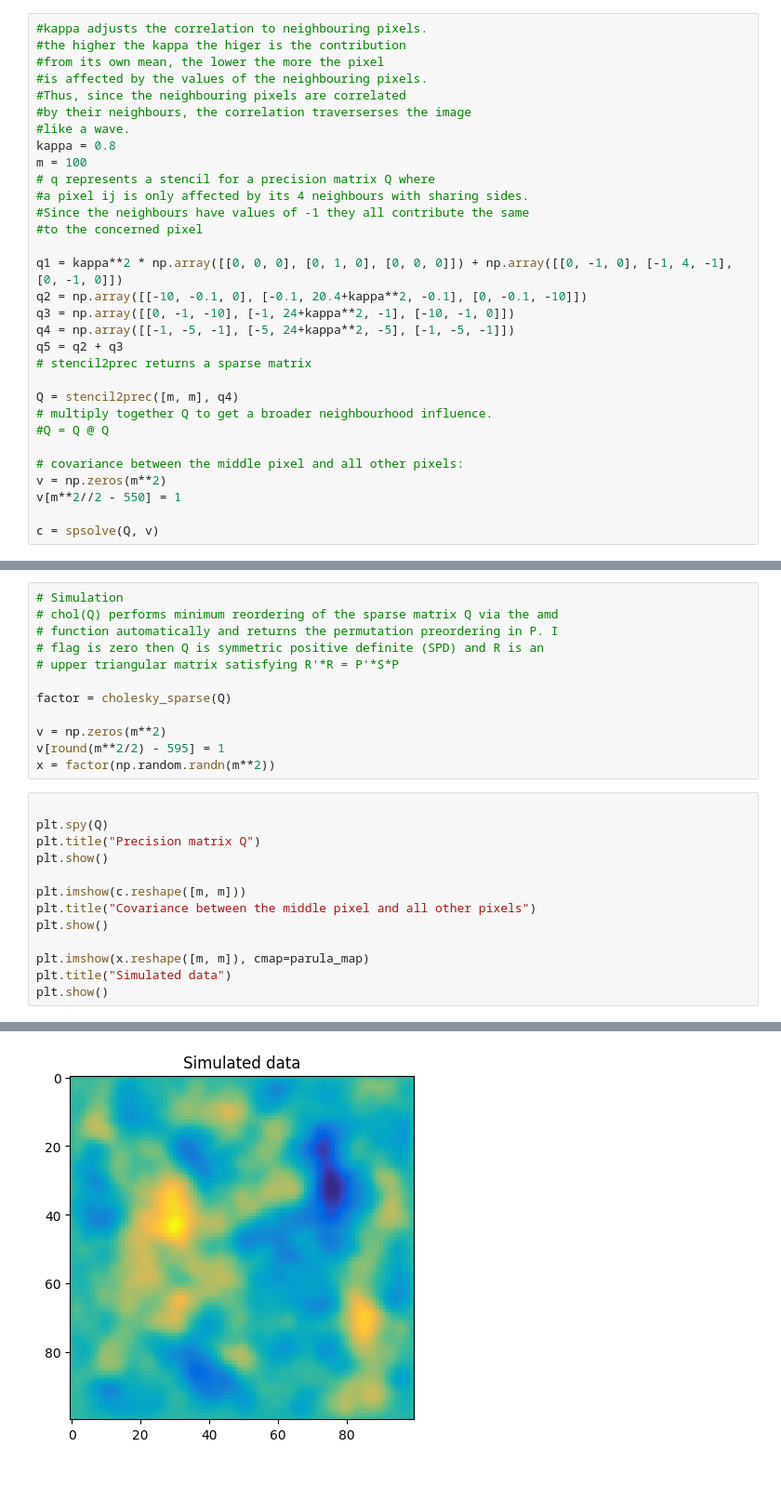
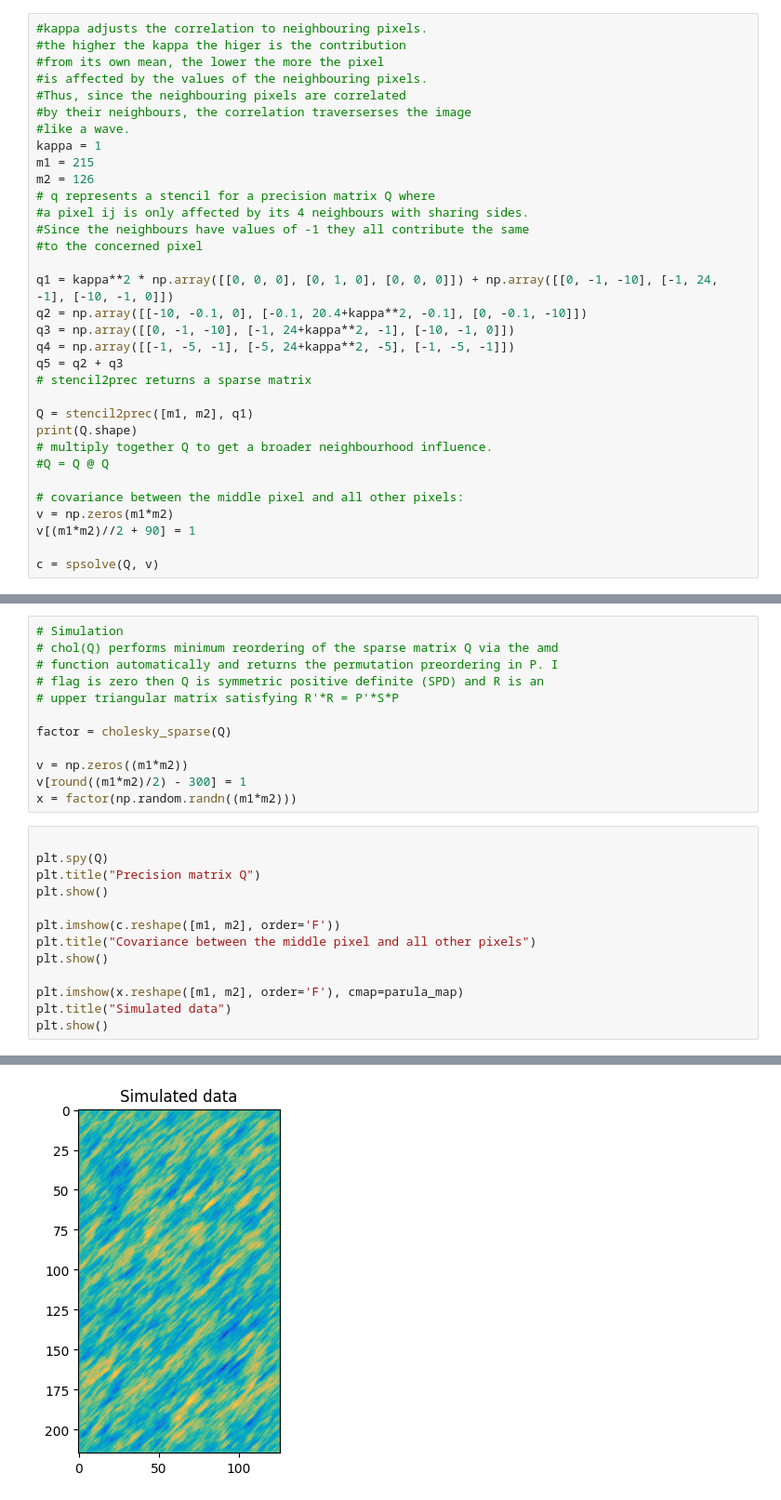
Before and after one commit to spjoliver/TMS016_DOG, a Jupyter notebook: Part 1/Lab4.ipynb, the cells around one changed output, grey strips where cells are left out. Shown at 93% size. Saved outputs shown, nothing was run; the diff lists cells and outputs as text.

```diff
--- a/Part 1/Lab4.ipynb
+++ b/Part 1/Lab4.ipynb
@@ -20,26 +17,28 @@ The autoreload extension is already loaded. To reload it, use:
 #Thus, since the neighbouring pixels are correlated
 #by their neighbours, the correlation traverserses the image
 #like a wave.
-kappa = 0.8
-m = 100
+kappa = 1
+m1 = 215
+m2 = 126
 # q represents a stencil for a precision matrix Q where
 #a pixel ij is only affected by its 4 neighbours with sharing sides.
 #Since the neighbours have values of -1 they all contribute the same
 #to the concerned pixel
 
-q1 = kappa**2 * np.array([[0, 0, 0], [0, 1, 0], [0, 0, 0]]) + np.array([[0, -1, 0], [-1, 4, -1], [0, -1, 0]])
+q1 = kappa**2 * np.array([[0, 0, 0], [0, 1, 0], [0, 0, 0]]) + np.array([[0, -1, -10], [-1, 24, -1], [-10, -1, 0]])
 q2 = np.array([[-10, -0.1, 0], [-0.1, 20.4+kappa**2, -0.1], [0, -0.1, -10]])
 q3 = np.array([[0, -1, -10], [-1, 24+kappa**2, -1], [-10, -1, 0]])
 q4 = np.array([[-1, -5, -1], [-5, 24+kappa**2, -5], [-1, -5, -1]])
 q5 = q2 + q3
 # stencil2prec returns a sparse matrix
 
-Q = stencil2prec([m, m], q4)
+Q = stencil2prec([m1, m2], q1)
+print(Q.shape)
 # multiply together Q to get a broader neighbourhood influence.
 #Q = Q @ Q
 
 # covariance between the middle pixel and all other pixels:
-v = np.zeros(m**2)
-v[m**2//2 - 550] = 1
+v = np.zeros(m1*m2)
+v[(m1*m2)//2 + 90] = 1
 
 c = spsolve(Q, v)
@@ -52,20 +54,20 @@ c = spsolve(Q, v)
 
 factor = cholesky_sparse(Q)
 
-v = np.zeros(m**2)
-v[round(m**2/2) - 595] = 1
-x = factor(np.random.randn(m**2))
+v = np.zeros((m1*m2))
+v[round((m1*m2)/2) - 300] = 1
+x = factor(np.random.randn((m1*m2)))
 # %%
 
 plt.spy(Q)
 plt.title("Precision matrix Q")
 plt.show()
 
-plt.imshow(c.reshape([m, m]))
+plt.imshow(c.reshape([m1, m2], order='F'))
 plt.title("Covariance between the middle pixel and all other pixels")
 plt.show()
 
-plt.imshow(x.reshape([m, m]), cmap=parula_map)
+plt.imshow(x.reshape([m1, m2], order='F'), cmap=parula_map)
 plt.title("Simulated data")
 plt.show()
 # %% [output]
@@ -74,3 +76,3 @@ plt.show()
-[figure, old version]
+[figure, new version]
 # %%
 
```
Also changed, not shown: parts of 6 cells of this notebook, 4 other files.
